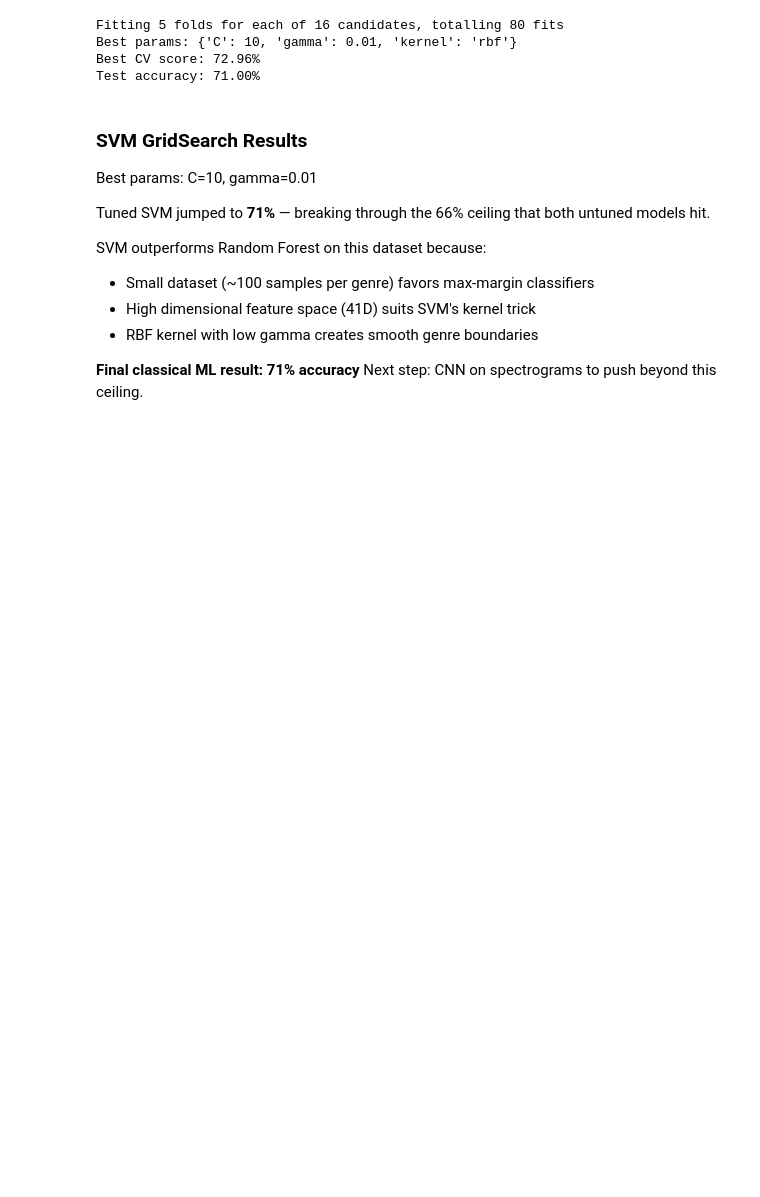
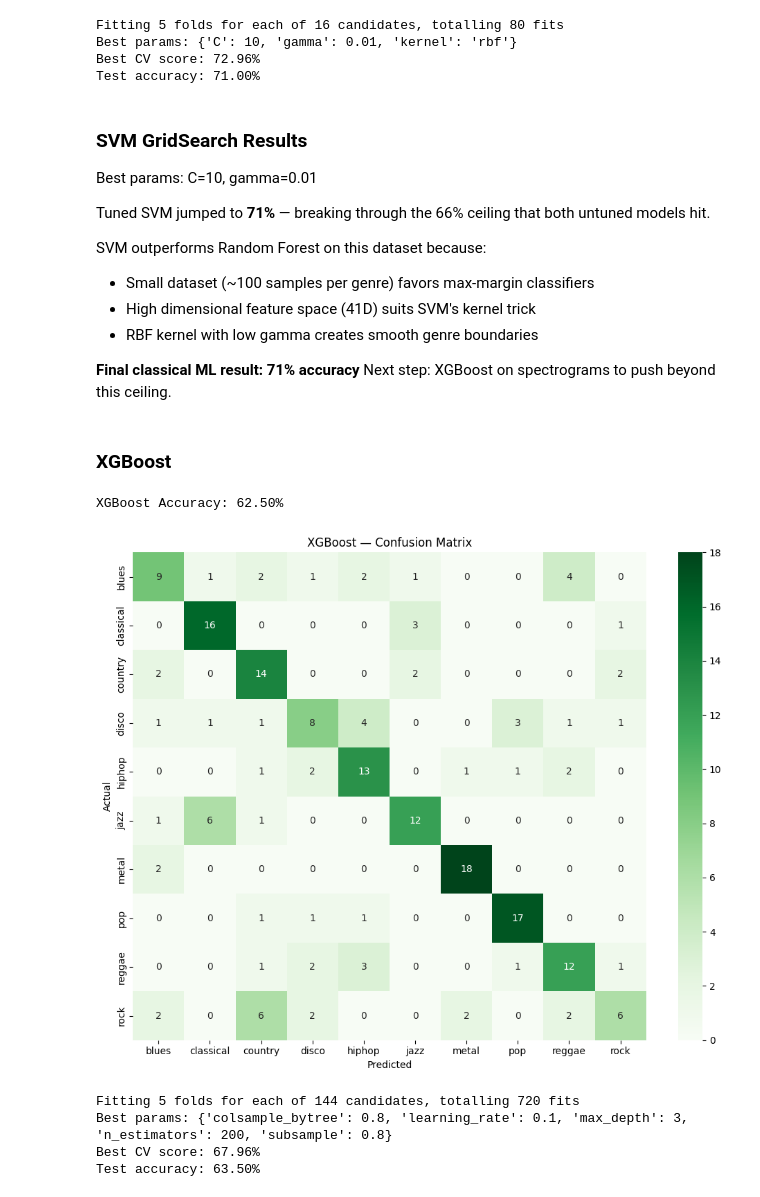
Before and after one commit to Tanzin2005/audio-genre-classifier, a Jupyter notebook: notebooks/03_classical_models.ipynb, the cells around one changed output. Cells and saved outputs as stored; diff of their text form; code cells hidden in the pictures; blank space fills up the shorter version.

Commit message:
Add XGBoost results, confusion matrix images, and updated README

```diff
--- a/notebooks/03_classical_models.ipynb
+++ b/notebooks/03_classical_models.ipynb
@@ -438,4 +438,66 @@ SVM outperforms Random Forest on this dataset because:
 - RBF kernel with low gamma creates smooth genre boundaries
 
 **Final classical ML result: 71% accuracy**
-Next step: CNN on spectrograms to push beyond this ceiling.
+Next step: XGBoost on spectrograms to push beyond this ceiling.
+# %% [markdown]
+### XGBoost
+# %%
+from xgboost import XGBClassifier
+
+xgb = XGBClassifier(
+    n_estimators=100,
+    random_state=42,
+    eval_metric='mlogloss'
+)
+xgb.fit(X_train, y_train)
+
+y_pred_xgb = xgb.predict(X_test)
+xgb_accuracy = accuracy_score(y_test, y_pred_xgb)
+print(f"XGBoost Accuracy: {xgb_accuracy*100:.2f}%")
+# %% [output]
+XGBoost Accuracy: 62.50%
+# %%
+cm_xgb = confusion_matrix(y_test, y_pred_xgb)
+
+plt.figure(figsize=(10, 8))
+sns.heatmap(cm_xgb, annot=True, fmt='d', cmap='Greens',
+            xticklabels=le.classes_,
+            yticklabels=le.classes_)
+plt.title('XGBoost — Confusion Matrix')
+plt.xlabel('Predicted')
+plt.ylabel('Actual')
+plt.tight_layout()
+plt.show()
+# %% [output]
+[figure, added]
+# %%
+param_grid_xgb = {
+    'n_estimators': [100, 200, 300],
+    'max_depth': [2, 3, 4, 5],
+    'learning_rate': [0.01 , 0.1, 0.2],
+    'subsample': [0.8, 1.0],
+    'colsample_bytree': [0.6, 0.8]
+}
+
+grid_search_xgb = GridSearchCV(
+    XGBClassifier(random_state=42, eval_metric='mlogloss'),
+    param_grid_xgb,
+    cv=5,
+    scoring='accuracy',
+    n_jobs=-1,
+    verbose=1
+)
+
+grid_search_xgb.fit(X_train, y_train)
+
+print(f"Best params: {grid_search_xgb.best_params_}")
+print(f"Best CV score: {grid_search_xgb.best_score_*100:.2f}%")
+
+best_xgb = grid_search_xgb.best_estimator_
+y_pred_xgb_tuned = best_xgb.predict(X_test)
+print(f"Test accuracy: {accuracy_score(y_test, y_pred_xgb_tuned)*100:.2f}%")
+# %% [output]
+Fitting 5 folds for each of 144 candidates, totalling 720 fits
+Best params: {'colsample_bytree': 0.8, 'learning_rate': 0.1, 'max_depth': 3, 'n_estimators': 200, 'subsample': 0.8}
+Best CV score: 67.96%
+Test accuracy: 63.50%
```
Also changed, not shown: parts of 2 cells of this notebook, 6 other files.
